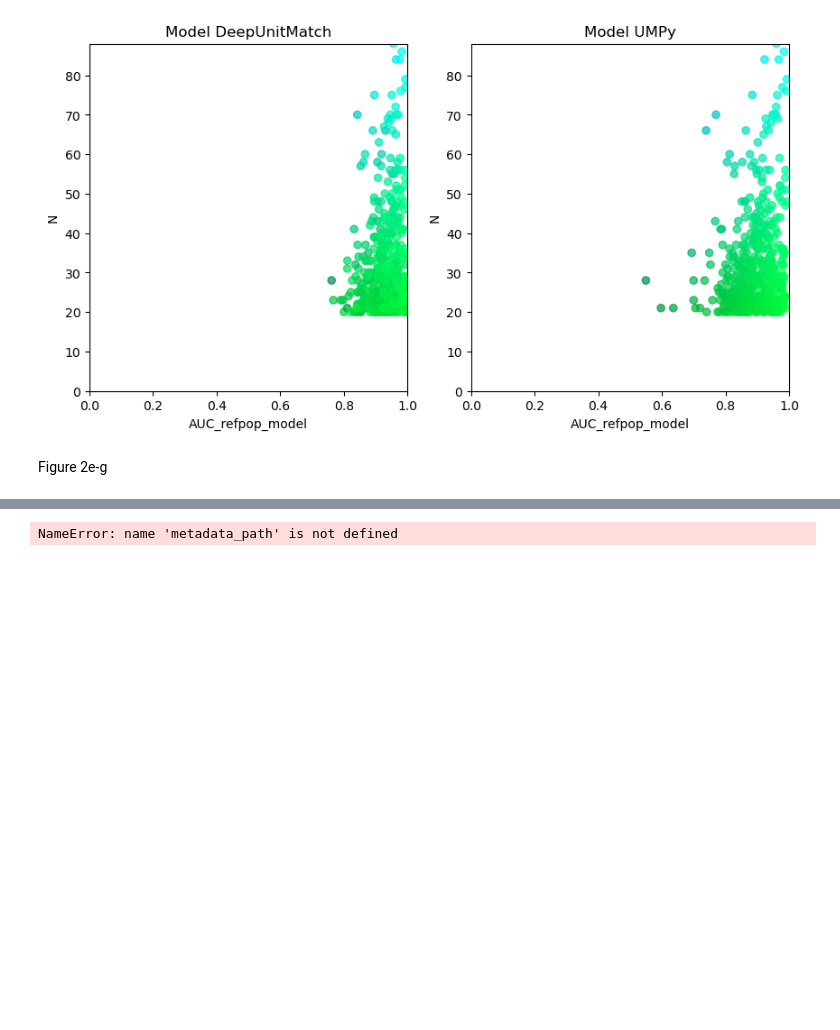
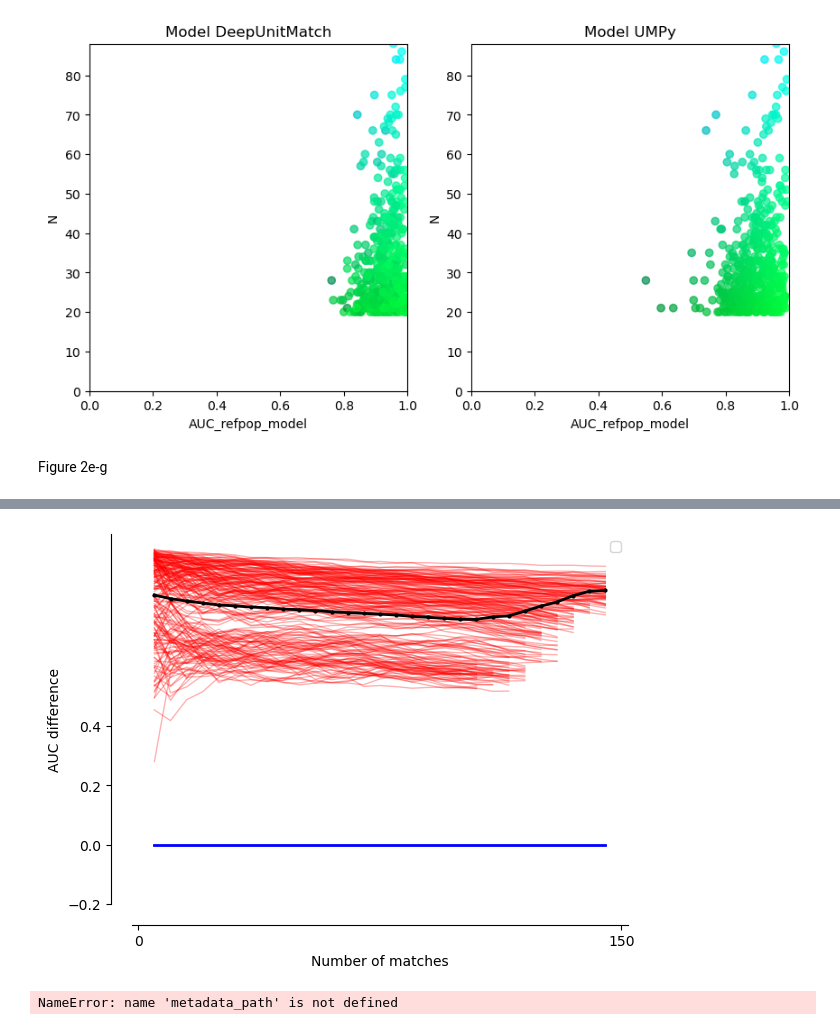
Before and after one commit to EnnyvanBeest/UnitMatch, a Jupyter notebook: UnitMatchPy/PaperAnalyses/figure2.ipynb, the cells around one changed output, grey strips where cells are left out. Cells and saved outputs as stored; diff of their text form; code cells hidden in the pictures; blank space fills up the shorter version.

```diff
--- a/UnitMatchPy/PaperAnalyses/figure2.ipynb
+++ b/UnitMatchPy/PaperAnalyses/figure2.ipynb
@@ -377,3 +406,7 @@ Sessions 5.0 and 18.0
+# %%
+plot_relativeAUCvsN(N, baseline, relAUC)
+# %% [output]
+[figure, added]
 # %%
 # Figure 2g - this is slow
 
```
Also changed, not shown: parts of 9 cells of this notebook, 2 other files.
